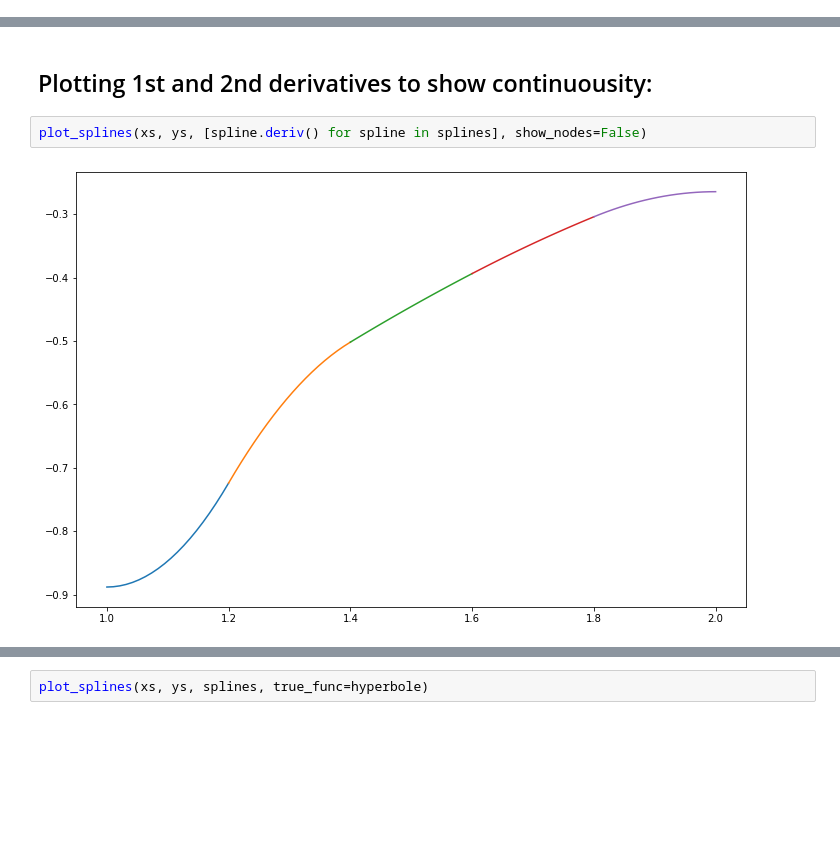
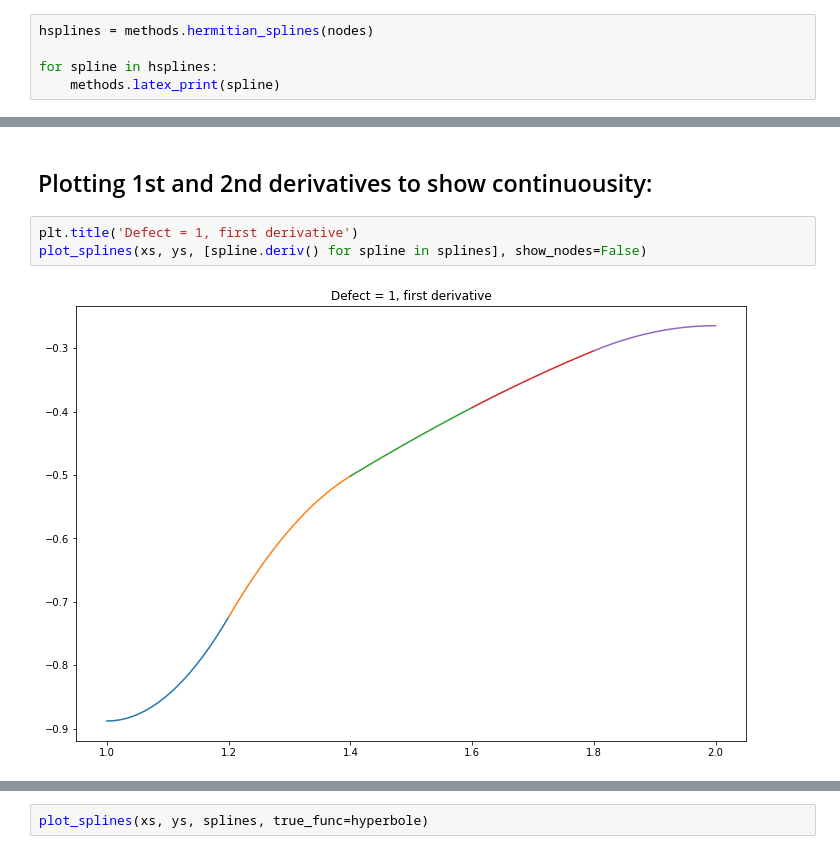
Before and after one commit to rosteeslove/bsuir-4th-term-python-stuff, a Jupyter notebook: numerical_analysis_methods/splineinterpolation/notebook.ipynb, the cells around one changed output, grey strips where cells are left out. Cells and saved outputs as stored; diff of their text form; blank space fills up the shorter version.

```diff
--- a/numerical_analysis_methods/splineinterpolation/notebook.ipynb
+++ b/numerical_analysis_methods/splineinterpolation/notebook.ipynb
@@ -75,0 +104,5 @@ Splines' a, b, c and d coefficients (beta method):
+# %%
+hsplines = methods.hermitian_splines(nodes)
+
+for spline in hsplines:
+    methods.latex_print(spline)
@@ -109,7 +138,8 @@ plot_splines(xs, ys, splines)
 # %% [markdown]
 ## Plotting 1st and 2nd derivatives to show continuousity:
 # %%
+plt.title('Defect = 1, first derivative')
 plot_splines(xs, ys, [spline.deriv() for spline in splines], show_nodes=False)
 # %% [output]
-[figure, old version]
+[figure, new version]
 # %%
```
Also changed, not shown: parts of 37 cells of this notebook, 1 other file.
